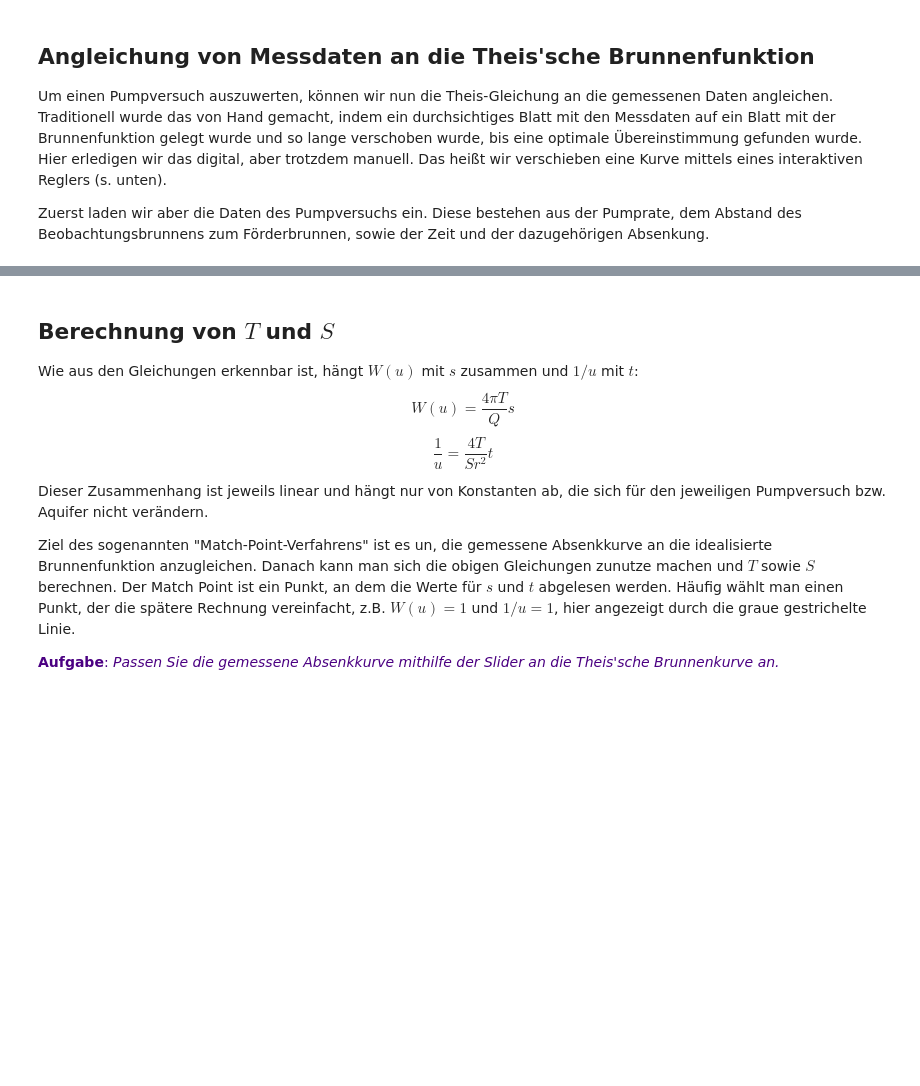
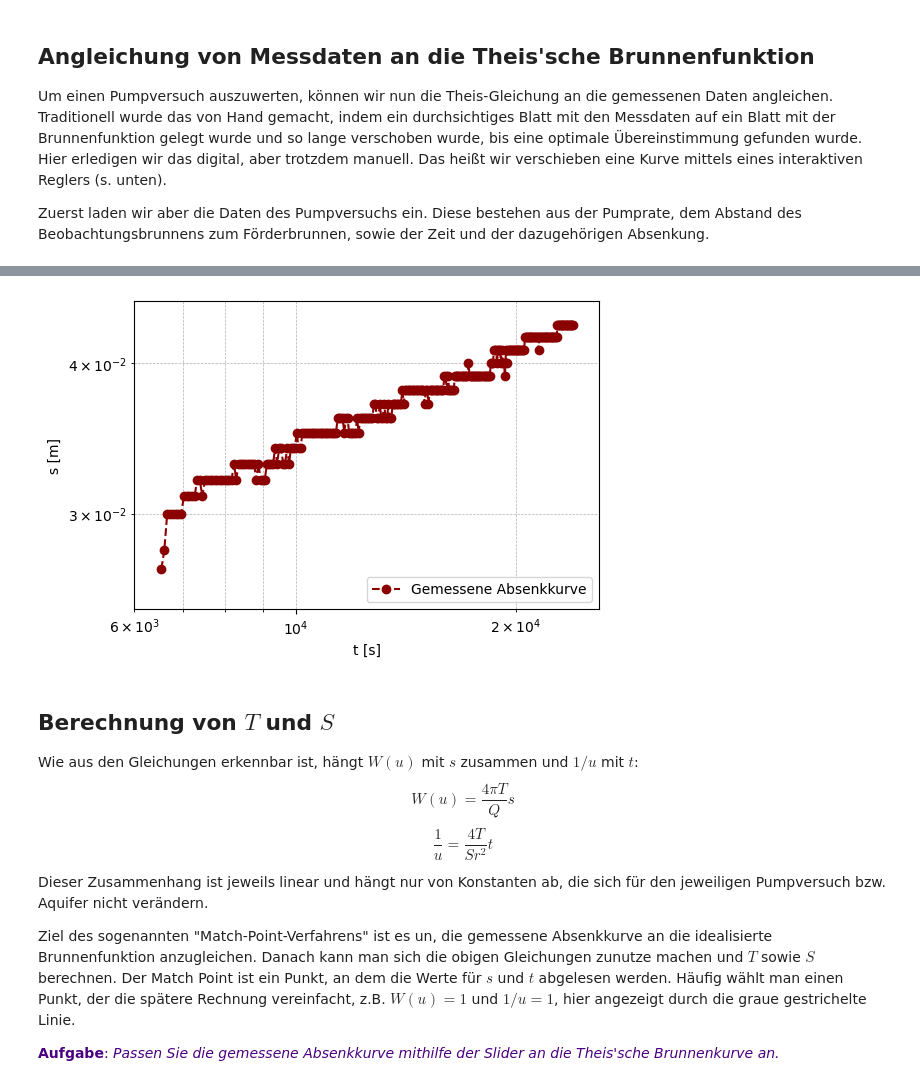
Before and after one commit to SebastianGnann/Pumpversuche, a Jupyter notebook: Pumpversuche.ipynb, the cells around one changed output, grey strips where cells are left out. Saved outputs shown, nothing was run; the diff lists cells and outputs as text; code cells hidden in the pictures; blank space fills up the shorter version.

```diff
--- a/Pumpversuche.ipynb
+++ b/Pumpversuche.ipynb
@@ -231,3 +273,20 @@ ax.grid()
+# %%
+# visualize data
+fig, ax = plt.subplots(figsize=(6, 4))
+ax.plot(t_obs, s_obs, 'o--', c='darkred', label='Gemessene Absenkkurve')
+ax.set_xlabel('t [s]')
+ax.set_ylabel('s [m]')
+ax.set_xscale("log")
+ax.set_yscale("log")
+ax.set_xlim([6000, 26000])
+ax.set_ylim([0.025, 0.045])
+#ax.xaxis.set_major_formatter(ticker.FuncFormatter(fmt_func_x))
+#ax.yaxis.set_major_formatter(ticker.FuncFormatter(fmt_func_y))
+ax.grid(True, which='both', linestyle='--', linewidth=0.5)
+ax.legend(loc='lower right')
+plt.show()
+# %% [output]
+[figure, added]
 # %% [markdown]
 ## Berechnung von $T$ und $S$
 
```
Also changed, not shown: parts of 8 cells of this notebook.
